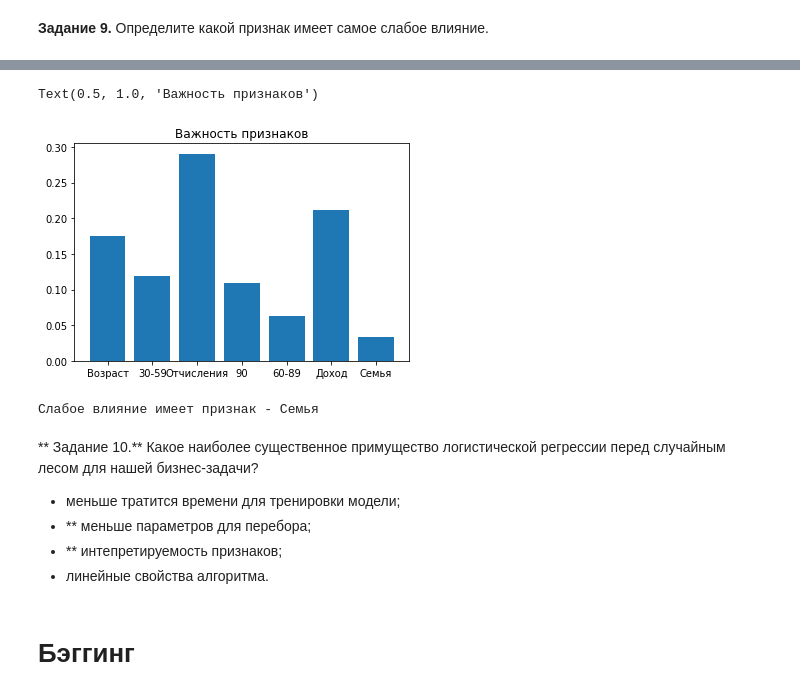
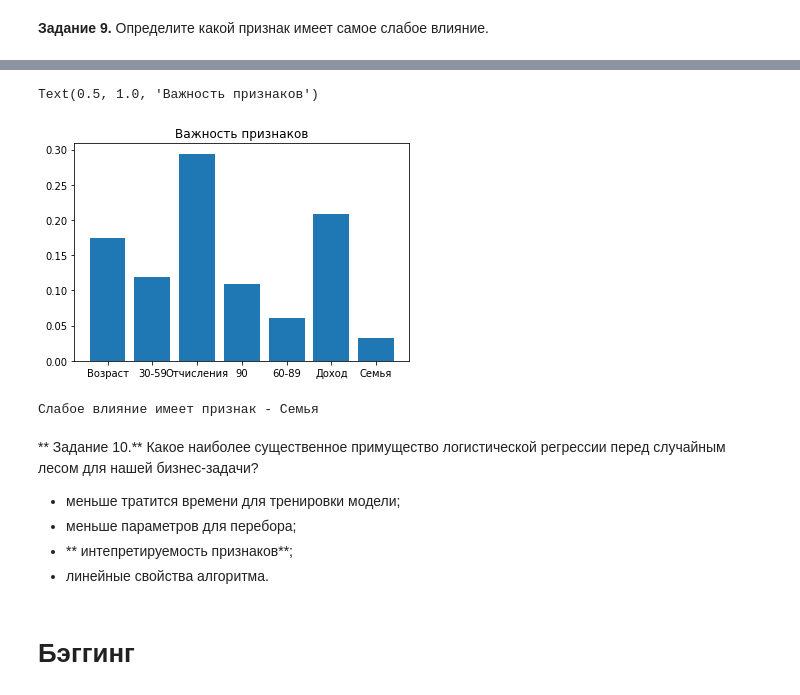
Before and after one commit to vdilchenko/university, a Jupyter notebook: OpenDataScience2018/ilchenko_lab5_logit_rf_credit_scoring.ipynb, the cells around one changed output, grey strips where cells are left out. Drawn from its saved outputs; the diff is of its cells as text; code cells hidden in the pictures.

```diff
--- a/OpenDataScience2018/ilchenko_lab5_logit_rf_credit_scoring.ipynb
+++ b/OpenDataScience2018/ilchenko_lab5_logit_rf_credit_scoring.ipynb
@@ -287,5 +277,2 @@ X.head()
 # %% [markdown]
 **Задание 9.** Определите какой признак имеет самое слабое влияние.
-# %%
-scaler = StandardScaler()
-rf.fit(scaler.fit_transform(X), y)
@@ -300,19 +279,20 @@ RandomForestClassifier(bootstrap=True, class_weight='balanced',
 # %%
+rf.fit(X, y)
 feats = {
     'f1': 'Возраст',
     'f2': '30-59',
     'f3': 'Отчисления',
     'f4': '90',
     'f5': '60-89',
     'f6': 'Доход',
     'f7': 'Семья',
 }
 plt.bar(range(7), rf.feature_importances_)
 plt.xticks(range(7), [feats['f' + str(n + 1)] for n in range(len(feats))])
 plt.title('Важность признаков')
 # %% [output]
 Text(0.5, 1.0, 'Важность признаков')
-[figure, old version]
+[figure, new version]
 # %%
 min_imp = list(rf.feature_importances_).index(rf.feature_importances_.min())
 print('Слабое влияние имеет признак - {0}'.format(feats['f' + str(min_imp + 1)]))
@@ -322,8 +302,8 @@ print('Слабое влияние имеет признак - {0}'.format(feats
 ** Задание 10.** Какое наиболее существенное примущество логистической регрессии перед случайным лесом для нашей бизнес-задачи?
 
 - меньше тратится времени для тренировки модели;
-- ** меньше параметров для перебора;
-- ** интепретируемость признаков;
+- меньше параметров для перебора;
+- ** интепретируемость признаков**;
 - линейные свойства алгоритма.
 # %% [markdown]
 # Бэггинг
```
Also changed, not shown: parts of 6 cells of this notebook.
